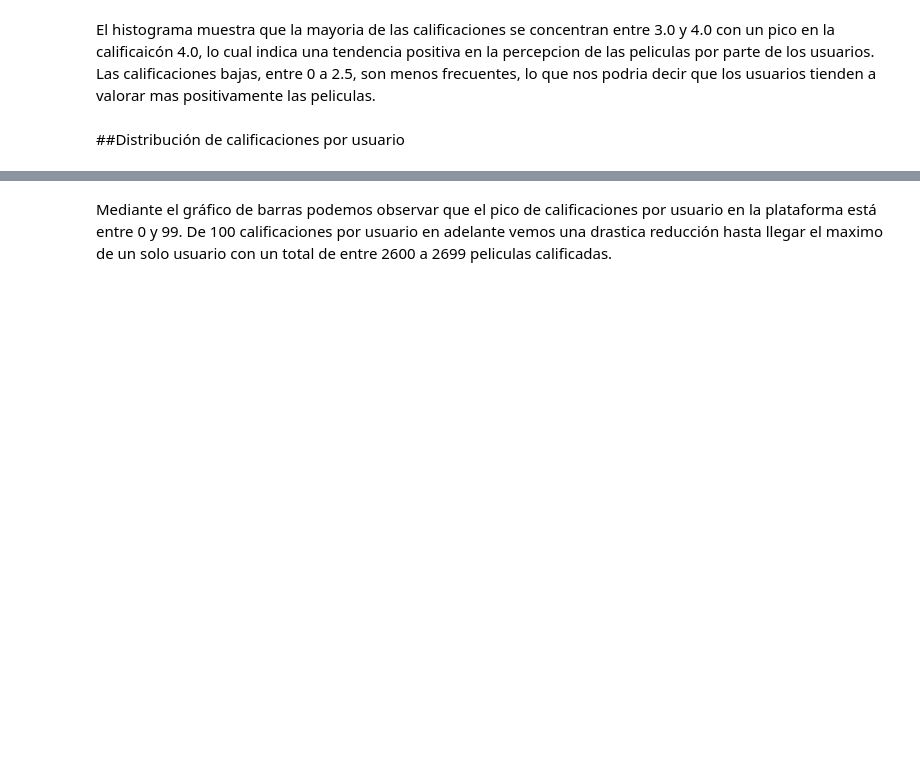
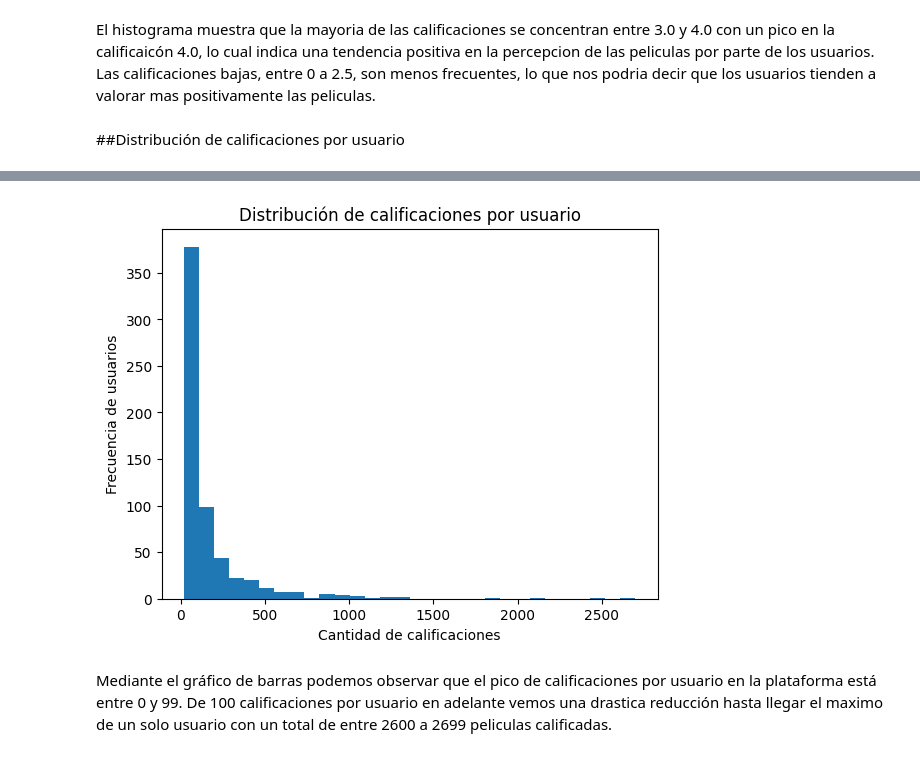
Before and after one commit to ValentinaJimenezTorres/A3_marketing, a Jupyter notebook: b_exploracion_limpieza.ipynb, the cells around one changed output, grey strips where cells are left out. Cells and saved outputs as stored; diff of their text form; code cells hidden in the pictures; blank space fills up the shorter version.

```diff
--- a/b_exploracion_limpieza.ipynb
+++ b/b_exploracion_limpieza.ipynb
@@ -374,5 +383,13 @@ fig6.show()
 # %% [output]
 [interactive output not drawn]
+# %%
+figg2 = plt.hist(user_ratings['cnt_rating'], bins=30)
+plt.xlabel('Cantidad de calificaciones')
+plt.ylabel('Frecuencia de usuarios')
+plt.title('Distribución de calificaciones por usuario')
+plt.show()
+# %% [output]
+[figure, added]
 # %% [markdown]
 Mediante el gráfico de barras podemos observar que el pico de calificaciones por usuario en la plataforma está entre 0 y 99. De 100 calificaciones por usuario en adelante vemos una drastica reducción hasta llegar el maximo de un solo usuario con un total de entre 2600 a 2699 peliculas calificadas.
 # %% [markdown]
```
Also changed, not shown: parts of 40 cells of this notebook, 2 other files.
